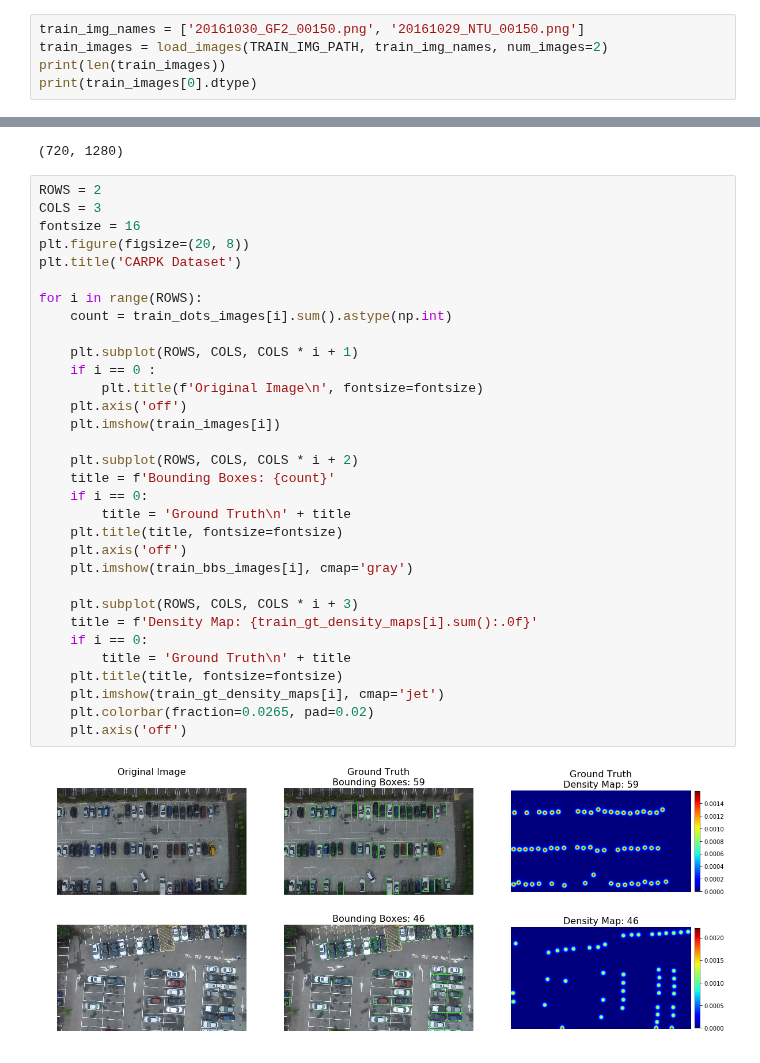
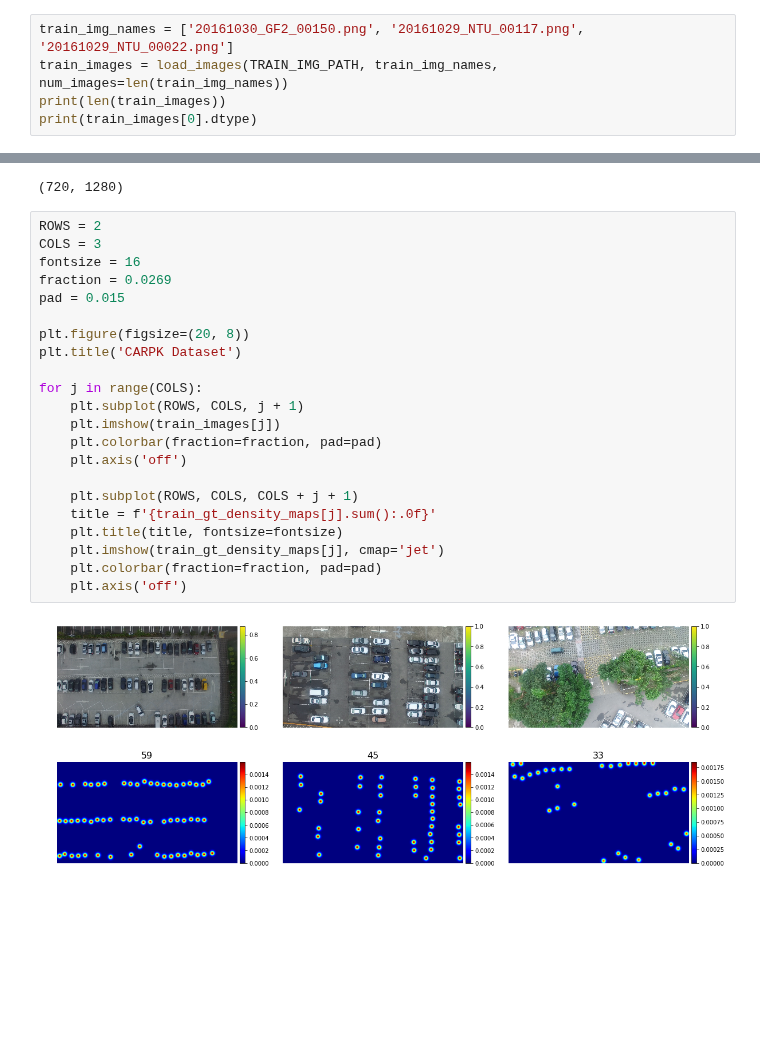
Before and after one commit to Tudor67/Object-Counting, a Jupyter notebook: playground/gt_carpk.ipynb, the cells around one changed output, grey strips where cells are left out. Cells and saved outputs as stored; diff of their text form; blank space fills up the shorter version.

```diff
--- a/playground/gt_carpk.ipynb
+++ b/playground/gt_carpk.ipynb
@@ -65,8 +65,8 @@ print(os.listdir(TRAIN_PATH))
 # %% [markdown]
 #### Load some train images and density maps
 # %%
-train_img_names = ['20161030_GF2_00150.png', '20161029_NTU_00150.png']
-train_images = load_images(TRAIN_IMG_PATH, train_img_names, num_images=2)
+train_img_names = ['20161030_GF2_00150.png', '20161029_NTU_00117.png', '20161029_NTU_00022.png']
+train_images = load_images(TRAIN_IMG_PATH, train_img_names, num_images=len(train_img_names))
 print(len(train_images))
 print(train_images[0].dtype)
 # %% [output]
@@ -103,37 +93,27 @@ for dots_img in train_dots_images:
 print(train_gt_density_maps[0].shape)
 # %% [output]
 (720, 1280)
-# %%
-ROWS = 2
-COLS = 3
-fontsize = 16
-plt.figure(figsize=(20, 8))
-plt.title('CARPK Dataset')
-
-for i in range(ROWS):
-    count = train_dots_images[i].sum().astype(np.int)
-
-    plt.subplot(ROWS, COLS, COLS * i + 1)
-    if i == 0 :
-        plt.title(f'Original Image\n', fontsize=fontsize)
-    plt.axis('off')
-    plt.imshow(train_images[i])
-
-    plt.subplot(ROWS, COLS, COLS * i + 2)
-    title = f'Bounding Boxes: {count}'
-    if i == 0:
-        title = 'Ground Truth\n' + title
-    plt.title(title, fontsize=fontsize)
-    plt.axis('off')
-    plt.imshow(train_bbs_images[i], cmap='gray')
-
-    plt.subplot(ROWS, COLS, COLS * i + 3)
-    title = f'Density Map: {train_gt_density_maps[i].sum():.0f}'
-    if i == 0:
-        title = 'Ground Truth\n' + title
-    plt.title(title, fontsize=fontsize)
-    plt.imshow(train_gt_density_maps[i], cmap='jet')
-    plt.colorbar(fraction=0.0265, pad=0.02)
-    plt.axis('off')
-# %% [output]
-[figure, removed]
+# %%
+ROWS = 2
+COLS = 3
+fontsize = 16
+fraction = 0.0269
+pad = 0.015
+
+plt.figure(figsize=(20, 8))
+plt.title('CARPK Dataset')
+
+for j in range(COLS):
+    plt.subplot(ROWS, COLS, j + 1)
+    plt.imshow(train_images[j])
+    plt.colorbar(fraction=fraction, pad=pad)
+    plt.axis('off')
+
+    plt.subplot(ROWS, COLS, COLS + j + 1)
+    title = f'{train_gt_density_maps[j].sum():.0f}'
+    plt.title(title, fontsize=fontsize)
+    plt.imshow(train_gt_density_maps[j], cmap='jet')
+    plt.colorbar(fraction=fraction, pad=pad)
+    plt.axis('off')
+# %% [output]
+[figure, added]
```
Also changed, not shown: parts of 5 cells of this notebook, 3 other files.
